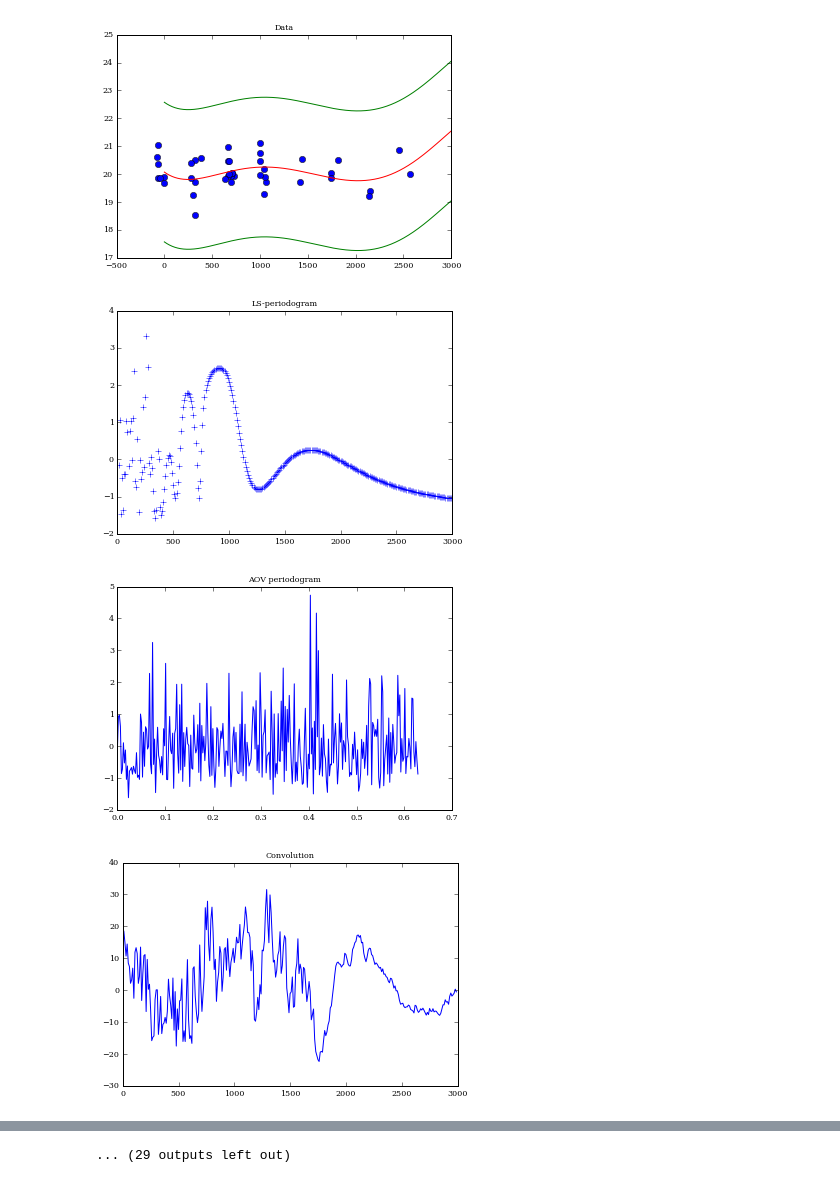
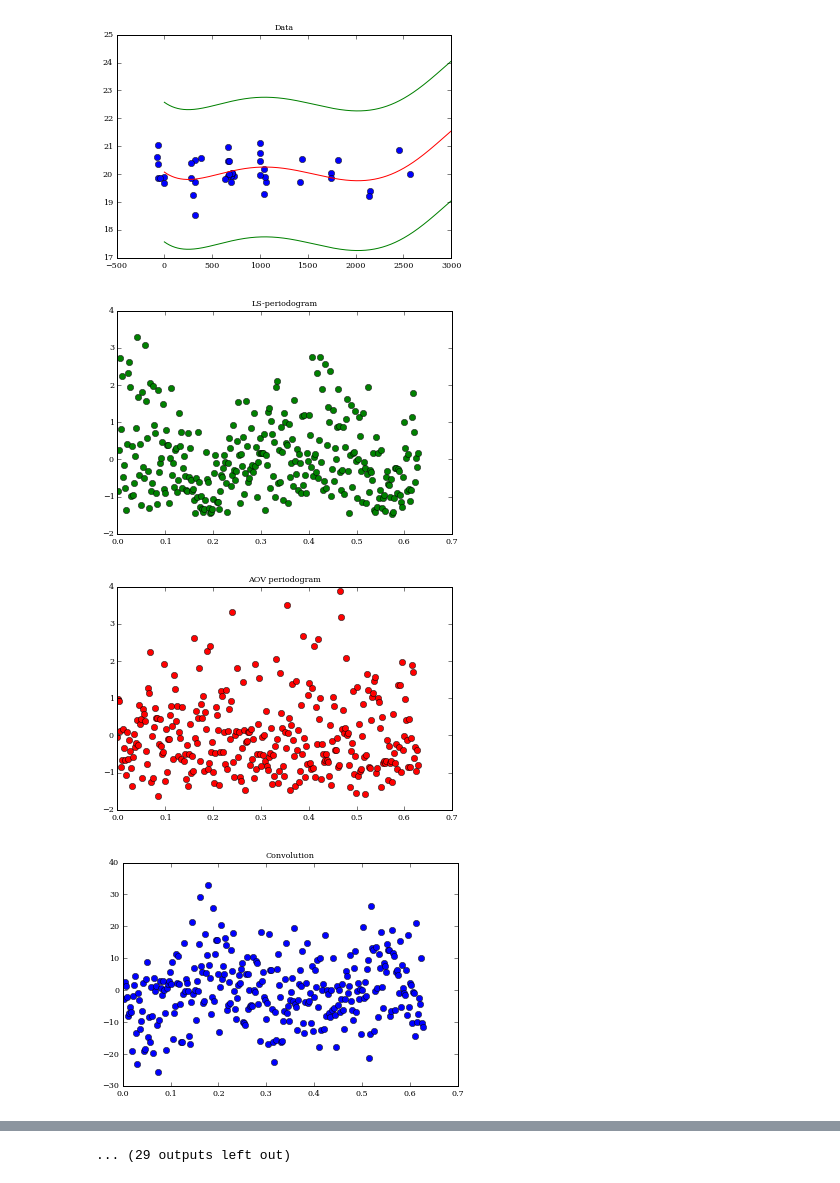
Before and after one commit to joshuazd/lssfds, a Jupyter notebook: gen_sample_data.ipynb, the cells around one changed output, grey strips where cells are left out. Cells and saved outputs as stored; diff of their text form; code cells hidden in the pictures.

Commit message:
fixed periodograms

```diff
--- a/gen_sample_data.ipynb
+++ b/gen_sample_data.ipynb
@@ -42,6 +42,9 @@ for k in glob[:10]:
     period = np.array([i for i in range(10,3000,10)])
     omega = 2 * np.pi / period
     #yerr = np.array([np.random.random()/2 for i in y])
+    omega1 = 2 * np.pi / 3000
+    omega2 = 2 * np.pi / 10
+    omega = np.linspace(omega1,omega2,num=301)
 
     PS = lomb_scargle(x, y, yerr, omega, generalized=True)
 
@@ -74,7 +77,7 @@ for k in glob[:10]:
     yerr = np.delete(yerr,indicator)
 
     #aov calculation
-    th,fr,frmax=pyaov.aovw(x,y,yerr,omega[0],omega[-1])
+    th,fr,frmax=pyaov.aovw(x,y,yerr,omega[-1],omega[0])
 
     #normalize periodgram
     PS = (PS - np.mean(PS))/np.std(PS)
@@ -89,12 +92,12 @@ for k in glob[:10]:
     #plot LS-periodogram
     plt.figure(2)
     plt.title("LS-periodogram")
-    plt.plot(period,PS,'+')
+    plt.plot(omega,PS,'go')
 
     #plot AOV periodogram
     plt.figure(3)
     plt.title("AOV periodogram")
-    plt.plot(fr,th)
+    plt.plot(fr,th,'ro')
     # plt.xlim((0,3000))
 
     #plot convolution
@@ -103,7 +106,7 @@ for k in glob[:10]:
     #plt.plot(period,PS*th[:299])
 
     #plt.figure(5)
-    plt.plot(period,np.convolve(PS,th[:299],mode='same'))
+    plt.plot(omega,np.convolve(PS,th,mode='same'),'bo')
     #pyaov.plper(frmax,x,y,fr,th)
 
     #plt.subplots_adjust(left=0,top=1,right=1,bottom=0)
@@ -118,5 +121,5 @@ for k in glob[:10]:
 [figure]
-[figure, old version]
+[figure, new version]
-[figure, old version]
+[figure, new version]
-[figure, old version]
+[figure, new version]
 [figure]
```
Also changed, not shown: parts of 1 cell of this notebook.
